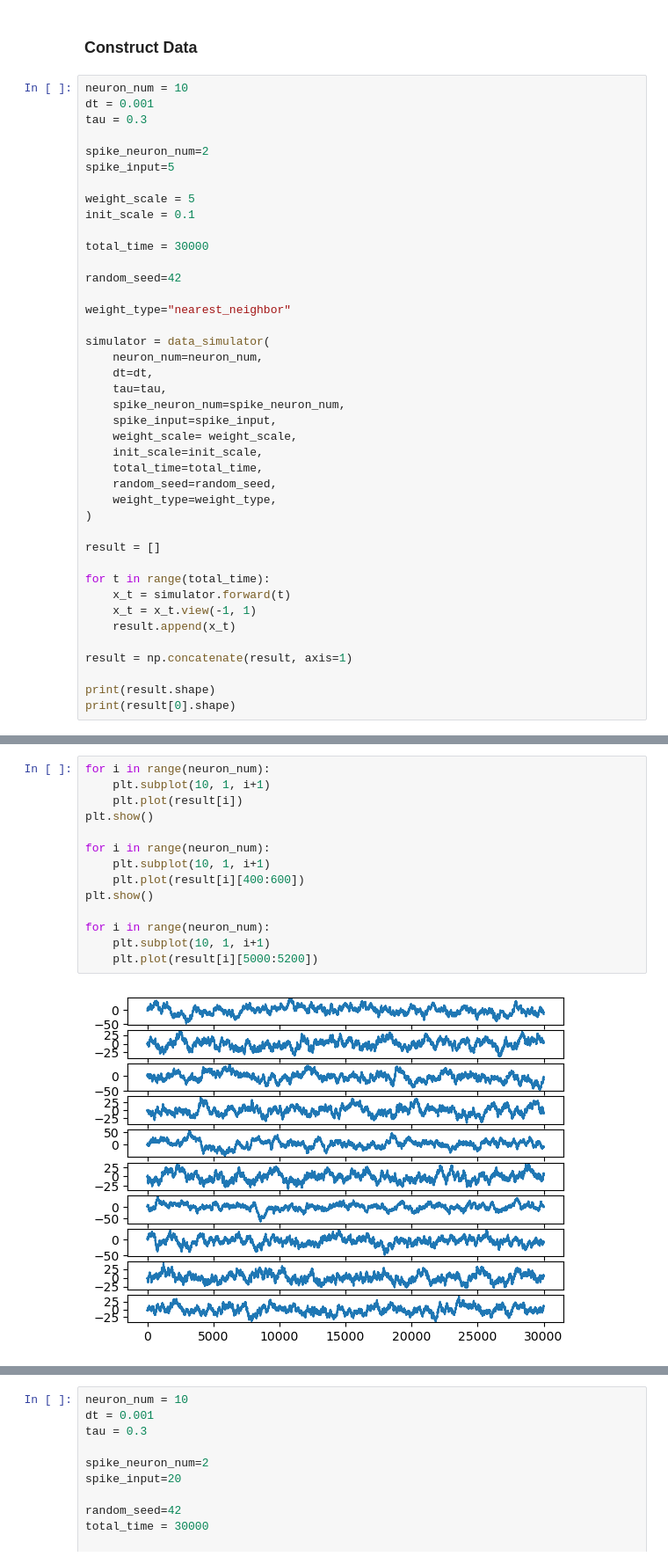
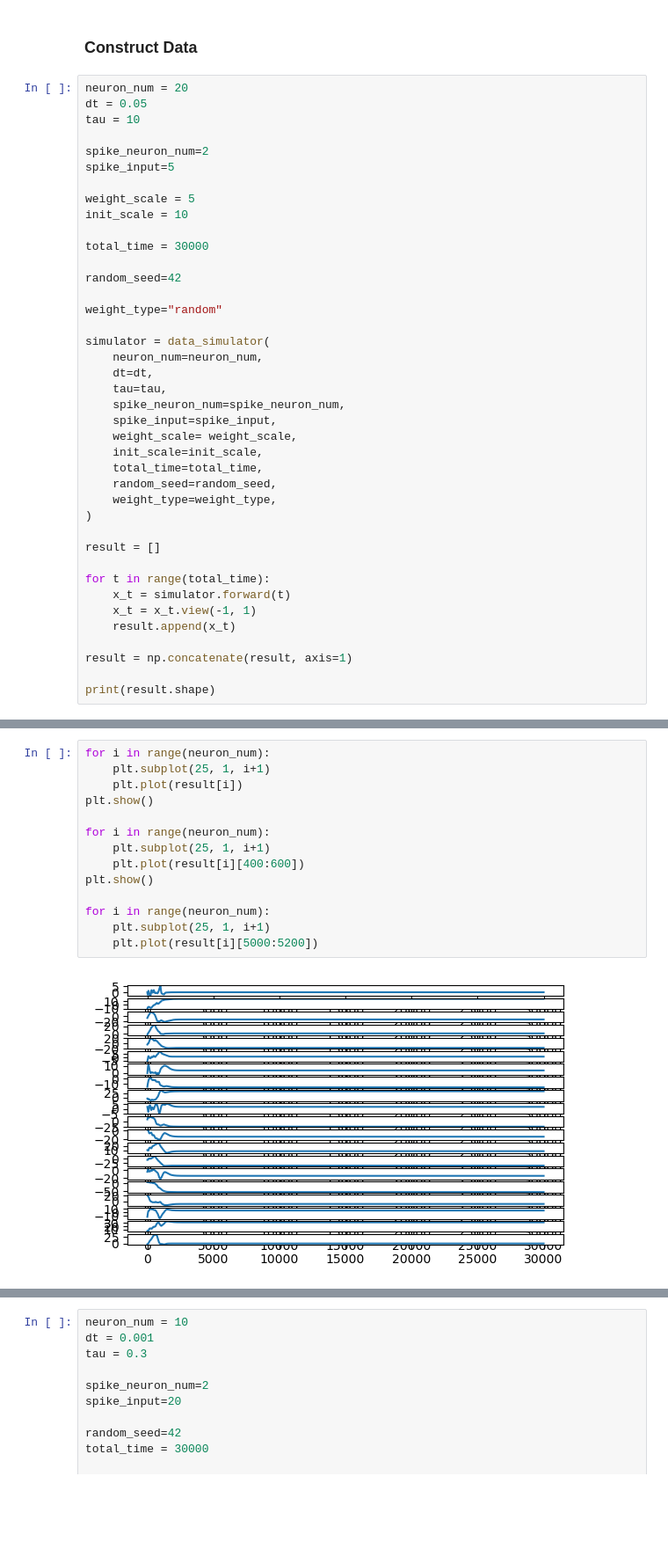
Before and after one commit to wuweizhang0723/func2graph, a Jupyter notebook: notebook/check_data/simulation_data.ipynb, the cells around one changed output, grey strips where cells are left out. Shown at 88% size. Saved outputs shown, nothing was run; the diff lists cells and outputs as text; blank space fills up the shorter version.

```diff
--- a/notebook/check_data/simulation_data.ipynb
+++ b/notebook/check_data/simulation_data.ipynb
@@ -23,21 +23,21 @@ plt.show()
 # %% [markdown]
 ### Construct Data
 # %%
-neuron_num = 10
-dt = 0.001
-tau = 0.3
+neuron_num = 20
+dt = 0.05
+tau = 10
 
 spike_neuron_num=2
 spike_input=5
 
 weight_scale = 5
-init_scale = 0.1
+init_scale = 10
 
 total_time = 30000
 
 random_seed=42
 
-weight_type="nearest_neighbor"
+weight_type="random"
 
 simulator = data_simulator(
     neuron_num=neuron_num,
@@ -62,5 +62,4 @@ for t in range(total_time):
 result = np.concatenate(result, axis=1)
 
 print(result.shape)
-print(result[0].shape)
 # %% [output]
@@ -68,17 +67,17 @@ print(result[0].shape)
 (30000,)
 # %%
 for i in range(neuron_num):
-    plt.subplot(10, 1, i+1)
+    plt.subplot(25, 1, i+1)
     plt.plot(result[i])
 plt.show()
 
 for i in range(neuron_num):
-    plt.subplot(10, 1, i+1)
+    plt.subplot(25, 1, i+1)
     plt.plot(result[i][400:600])
 plt.show()
 
 for i in range(neuron_num):
-    plt.subplot(10, 1, i+1)
+    plt.subplot(25, 1, i+1)
     plt.plot(result[i][5000:5200])
 # %% [output]
-[figure, old version]
+[figure, new version]
```
Also changed, not shown: parts of 4 cells of this notebook, 4 other files.
